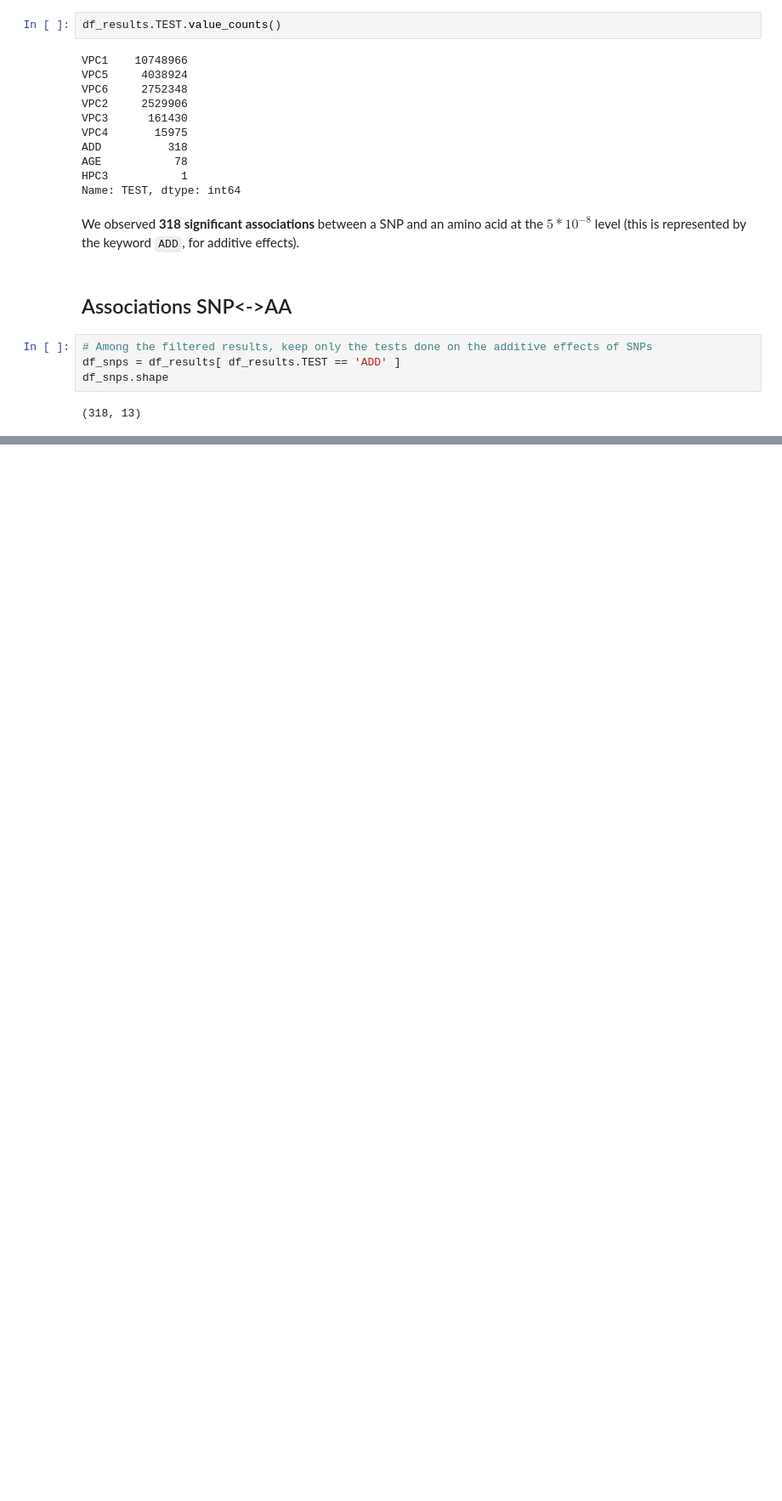
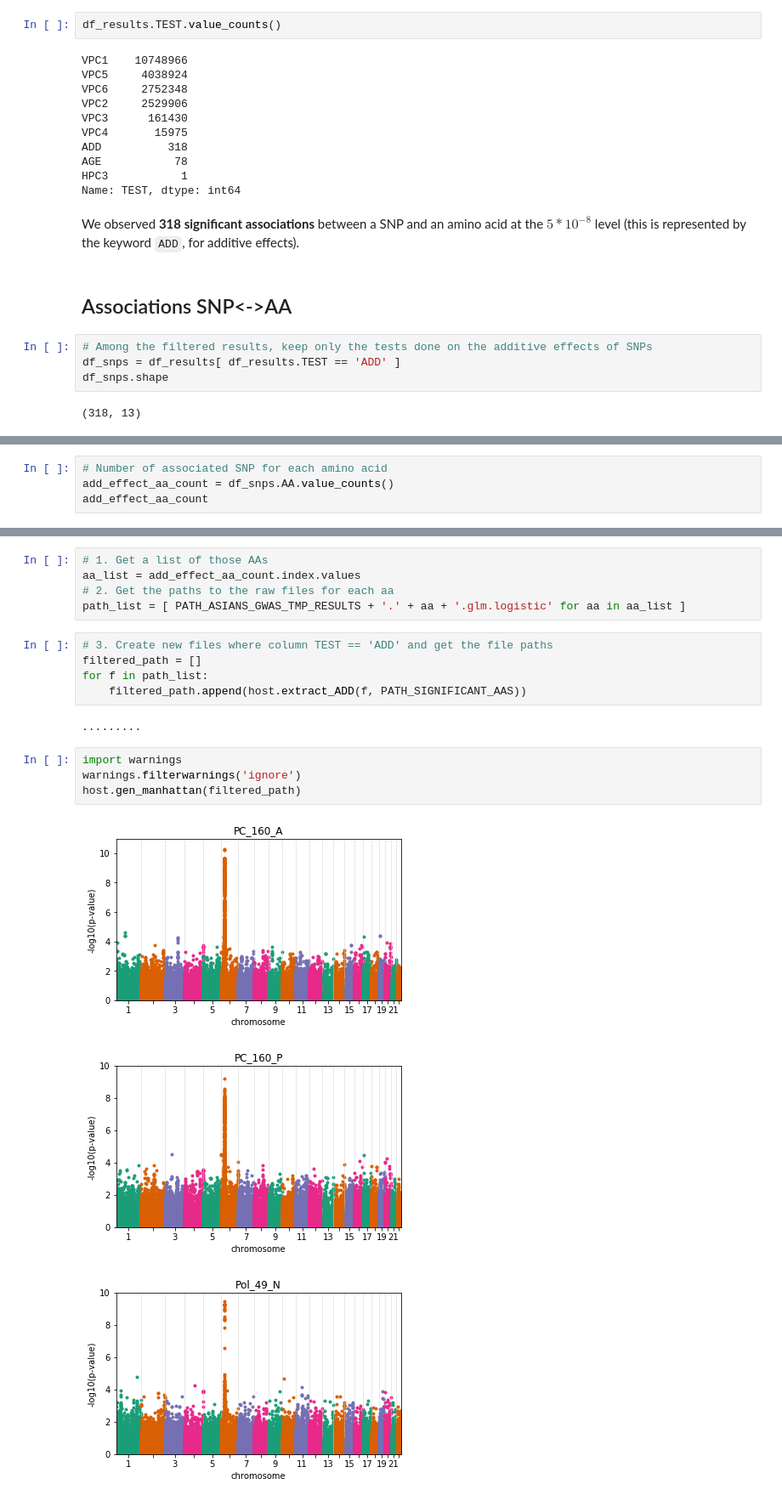
Before and after one commit to matthiaszeller/HBV, a Jupyter notebook: G2G computer.nbconvert.nbconvert.ipynb, the cells around one changed output, grey strips where cells are left out. Shown at 85% size. Cells and saved outputs as stored; diff of their text form; blank space fills up the shorter version.

Commit message:
analysis of G2G data, manhattan plots

```diff
--- a/G2G computer.nbconvert.nbconvert.ipynb
+++ b/G2G computer.nbconvert.nbconvert.ipynb
@@ -259,0 +239,4 @@ Name: ID, Length: 252, dtype: int64
+# %%
+# Number of associated SNP for each amino acid
+add_effect_aa_count = df_snps.AA.value_counts()
+add_effect_aa_count
@@ -259,0 +284,20 @@ Name: ID, Length: 252, dtype: int64
+# %%
+# 1. Get a list of those AAs
+aa_list = add_effect_aa_count.index.values
+# 2. Get the paths to the raw files for each aa
+path_list = [ PATH_ASIANS_GWAS_TMP_RESULTS + '.' + aa + '.glm.logistic' for aa in aa_list ]
+# %%
+# 3. Create new files where column TEST == 'ADD' and get the file paths
+filtered_path = []
+for f in path_list:
+    filtered_path.append(host.extract_ADD(f, PATH_SIGNIFICANT_AAS))
+# %% [output]
+.........
+# %%
+import warnings
+warnings.filterwarnings('ignore')
+host.gen_manhattan(filtered_path)
+# %% [output]
+[figure, added]
+[figure, added]
+[figure, added]
```
Also changed, not shown: parts of 11 cells of this notebook, 3 other files.
